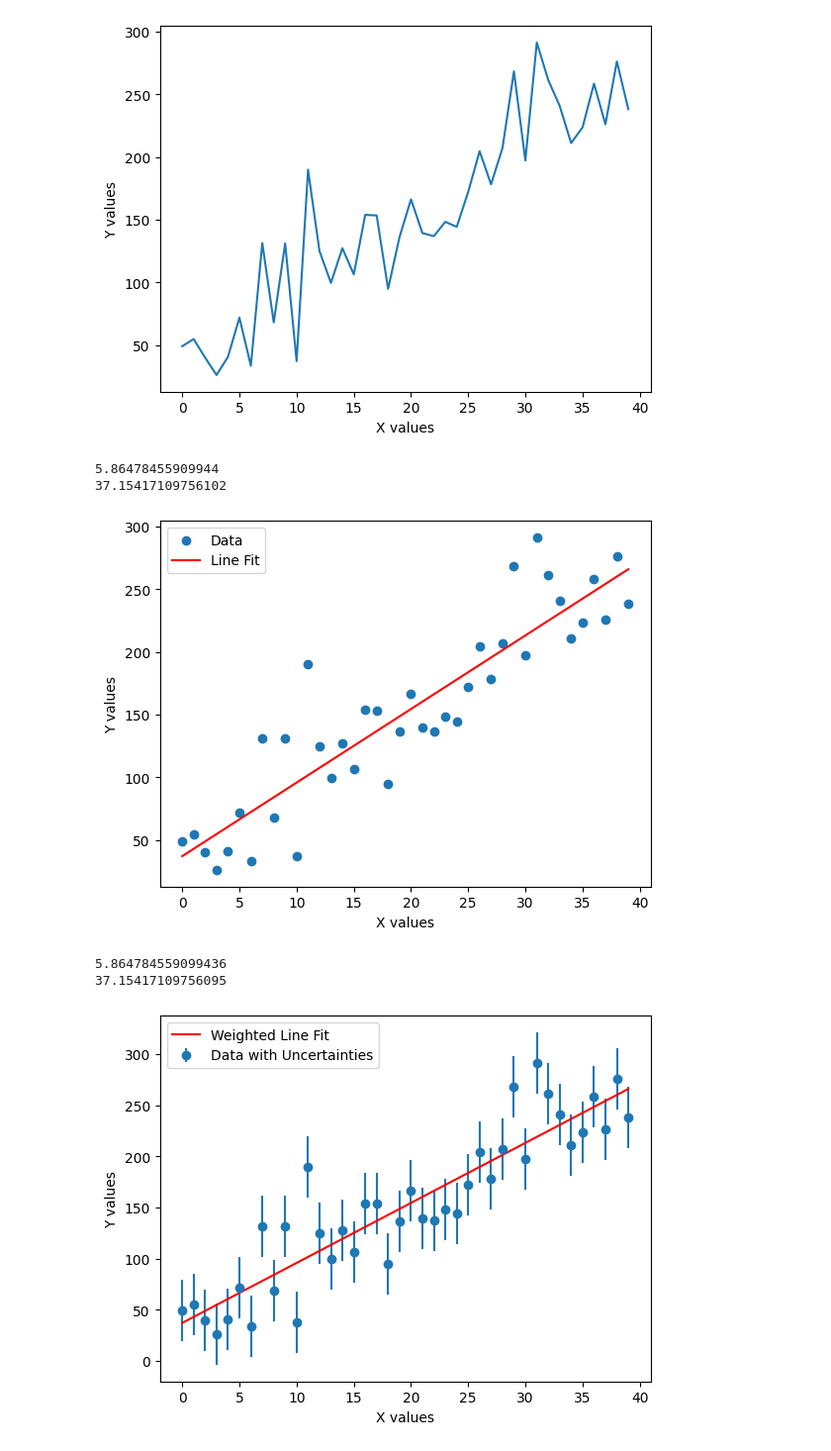
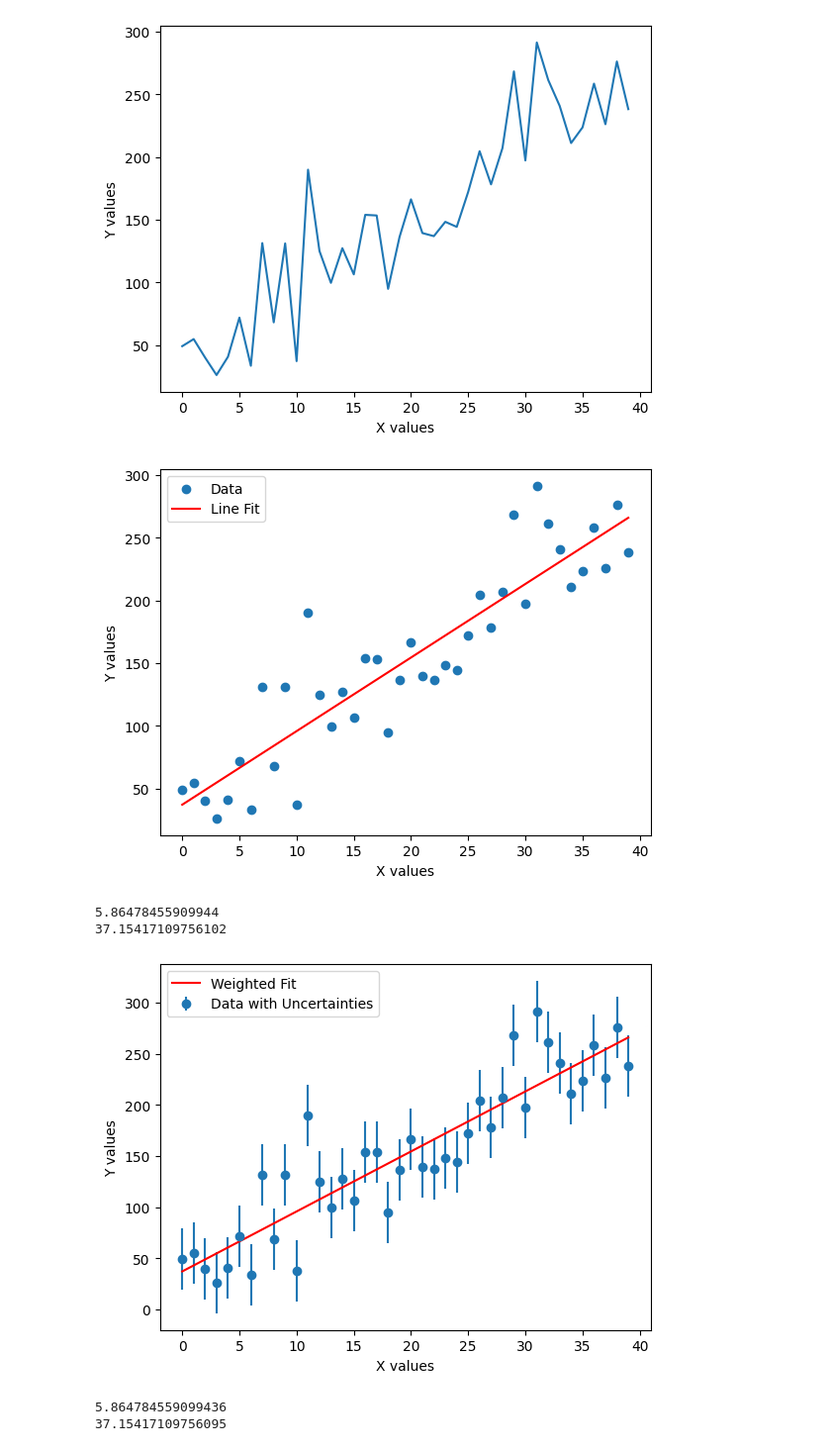
Before and after one commit to RyanNease/Intro-Python-Project, a Jupyter notebook: intro-python-tasks.ipynb, the cells around one changed output. Shown at 99% size. Drawn from its saved outputs; the diff is of its cells as text; code cells hidden in the pictures.

```diff
--- a/intro-python-tasks.ipynb
+++ b/intro-python-tasks.ipynb
@@ -34,71 +39,61 @@ plt.ylabel("Y values")
 Text(0, 0.5, 'Y values')
 [figure]
 # %%
-file_path = 'data.v3.txt'
-data_array = np.loadtxt(file_path)
-array1 = data_array[:, 0]
-array2 = data_array[:, 1]
-
-# Fit a line to the data
+#fit a line to the data ignoring the uncertainty using polyfit
 coefficients = np.polyfit(array1, array2, 1)
 slope, intercept = coefficients
 
-# Print the fit parameters
-print(slope)
-print(intercept)
-
-# Create a polynomial function using the coefficients
+#create a line using the coefficients
 line_fit = np.poly1d(coefficients)
 
-# Plot the original data
+
+#plot the graph
 plt.scatter(array1, array2, label='Data')
-
-# Plot the line fit
 plt.plot(array1, line_fit(array1), color='red', label='Line Fit')
-
 plt.xlabel("X values")
 plt.ylabel("Y values")
 plt.legend()
 plt.show()
+
+# print the parameters
+print(slope)
+print(intercept)
 # %% [output]
+[figure]
 5.86478455909944
 37.15417109756102
-[figure]
 # %%
 array1 = data_array[:, 0]
 array2 = data_array[:, 1]
 uncertainties = data_array[:, 2]
 
-# Calculate the weights for each data point
+# calculate the weight of the data points
 weights = 1.0 / uncertainties
 
-# Fit a line to the data using uncertainties as weights
-coefficients, _ = np.polyfit(array1, array2, 1, w=weights, cov=True)
+# fit a line using the uncertainties
+coefficients,_ = np.polyfit(array1, array2, 1, w=weights, cov=True)
+slope, intercept = coefficients
 
-# Extract the slope and intercept
-slope, intercept = coefficients
+# create a line
+linefit = np.poly1d(coefficients)
+
+#plot the data with error bars
+plt.errorbar(array1, array2, yerr=uncertainties, fmt='o', label='Data with Uncertainties')
+
+#plot the line
+xrange = np.linspace(min(array1), max(array1))
+plt.plot(xrange, linefit(xrange), color='red', label='Weighted Fit')
+plt.xlabel("X values")
+plt.ylabel("Y values")
+plt.legend()
+plt.show()
 
 # Print the fit parameters
 print(slope)
 print(intercept)
-
-# Create a polynomial function using the coefficients
-line_fit = np.poly1d(coefficients)
-
-# Plot the original data
-plt.errorbar(array1, array2, yerr=uncertainties, fmt='o', label='Data with Uncertainties')
-
-# Plot the line fit
-x_range = np.linspace(min(array1), max(array1), 100)
-plt.plot(x_range, line_fit(x_range), color='red', label='Weighted Line Fit')
-
-plt.xlabel("X values")
-plt.ylabel("Y values")
-plt.legend()
-plt.show()
 # %% [output]
+[figure, new version]
 5.864784559099436
 37.15417109756095
-[figure, old version]
 # %%
 def fit_and_plot_line(x, y, dy):
```
Also changed, not shown: parts of 4 cells of this notebook.
